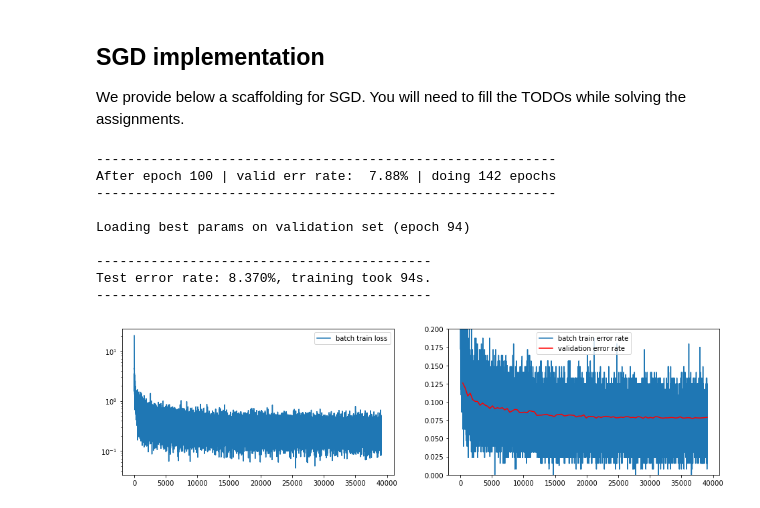
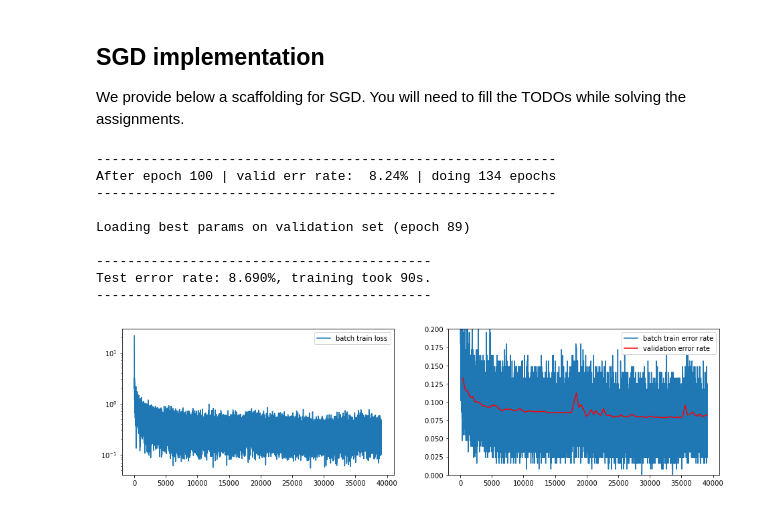
Before and after one commit to jdworzans/nn-and-nlp, a Jupyter notebook: A2.ipynb, the cells around one changed output. Cells and saved outputs as stored; diff of their text form; code cells hidden in the pictures.

Commit message:
Try an example with kicking learning rate

```diff
--- a/A2.ipynb
+++ b/A2.ipynb
@@ -482,38 +482,39 @@ with torch.no_grad():
     for name, p in model.named_parameters():
         if "weight" in name:
             p.normal_(0, 0.5)
         elif "bias" in name:
             p.zero_()
         else:
             raise ValueError('Unknown parameter name "%s"' % name)
 
 def alpha():
-    alpha = 2e-1
-    yield from itertools.repeat(alpha, 5)
     while True:
-        alpha /= 2
-        yield from itertools.repeat(alpha, 25)
+        alpha = 2e-1
+        yield from itertools.repeat(alpha, 5)
+        for _ in range(4):
+            alpha /= 2
+            yield from itertools.repeat(alpha, 10)
 
 
 # On GPU enabled devices set device='cuda' else set device='cpu'
 t_start = time.time()
 SGD(model, mnist_loaders, alpha=alpha(), epsilon=1e-3, max_num_epochs=100, device="cpu")
 
 
 test_err_rate = compute_error_rate(model, mnist_loaders["test"])
 m = (
     f"Test error rate: {test_err_rate * 100.0:.3f}%, "
     f"training took {time.time() - t_start:.0f}s."
 )
 print("{0}\n{1}\n{0}".format("-" * len(m), m))
 # %% [output]
 -----------------------------------------------------------
-After epoch 100 | valid err rate:  7.88% | doing 142 epochs
+After epoch 100 | valid err rate:  8.24% | doing 134 epochs
 -----------------------------------------------------------
 
-Loading best params on validation set (epoch 94)
+Loading best params on validation set (epoch 89)
 
 -------------------------------------------
-Test error rate: 8.370%, training took 94s.
+Test error rate: 8.690%, training took 90s.
 -------------------------------------------
-[figure, old version]
+[figure, new version]
```
